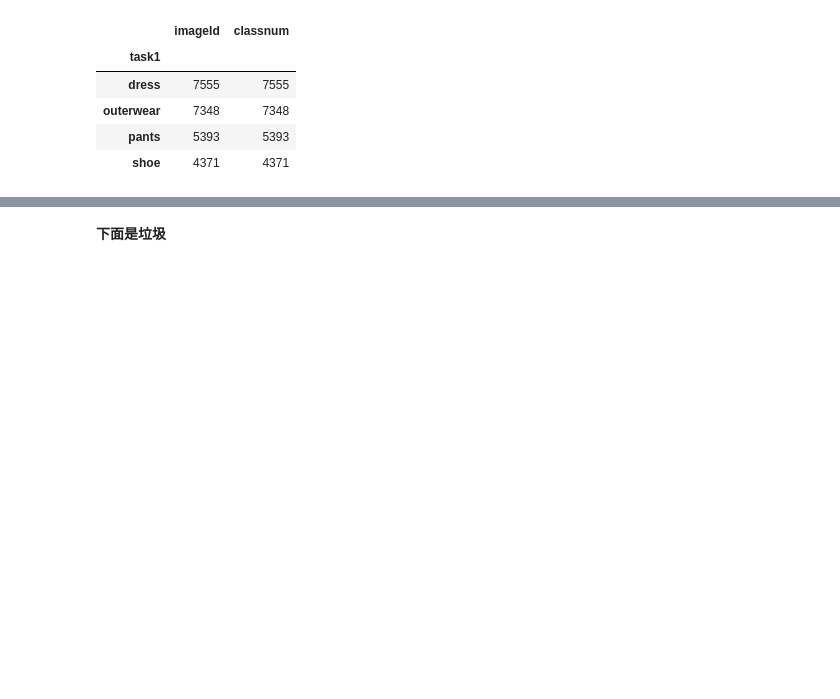
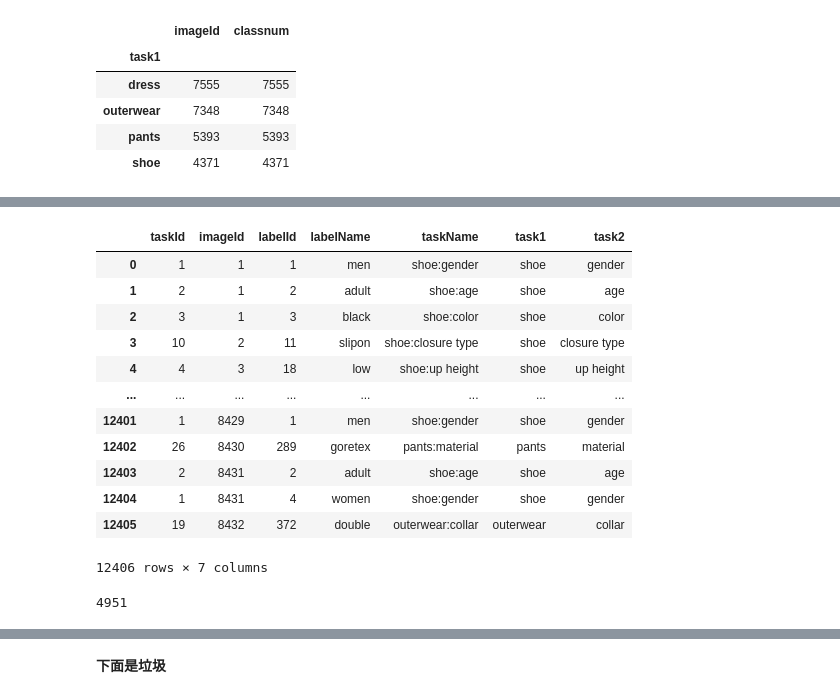
Before and after one commit to danielxiaobai/CV_final, a Jupyter notebook: cv_final.ipynb, the cells around one changed output, grey strips where cells are left out. Saved outputs shown, nothing was run; the diff lists cells and outputs as text; code cells hidden in the pictures; blank space fills up the shorter version.

```diff
--- a/cv_final.ipynb
+++ b/cv_final.ipynb
@@ -214,0 +219,5 @@ train.to_csv('train.csv')
+# %%
+validation_content = open('fgvc4_iMat.validation.data','rb')
+validation_content = json.load(validation_content)
+validation_anno = pd.DataFrame(validation_content.get('annotations'))
+validation_anno
@@ -214,0 +238,42 @@ train.to_csv('train.csv')
+# %%
+label = json.load(open('fgvc4_iMat.filter.label_map','rb'))
+label = pd.DataFrame(label.get('labelInfo'))
+task = json.load(open('fgvc4_iMat.filter.task_map','rb'))
+task = pd.DataFrame(task.get('taskInfo'))
+# %%
+validation = pd.merge(validation_anno,label,how='left')
+validation = pd.merge(validation,task,how='left')
+validation['task1'] = validation['taskName'].apply(lambda x: x.split(':')[0])
+validation['task2'] = validation['taskName'].apply(lambda x: x.split(':')[1])
+validation
+# %% [output]
+|  | taskId | imageId | labelId | labelName | taskName | task1 | task2 |
+| 0 | 1 | 1 | 1 | men | shoe:gender | shoe | gender |
+| 1 | 2 | 1 | 2 | adult | shoe:age | shoe | age |
+| 2 | 3 | 1 | 3 | black | shoe:color | shoe | color |
+| 3 | 10 | 2 | 11 | slipon | shoe:closure type | shoe | closure type |
+| 4 | 4 | 3 | 18 | low | shoe:up height | shoe | up height |
+| ... | ... | ... | ... | ... | ... | ... | ... |
+| 12401 | 1 | 8429 | 1 | men | shoe:gender | shoe | gender |
+| 12402 | 26 | 8430 | 289 | goretex | pants:material | pants | material |
+| 12403 | 2 | 8431 | 2 | adult | shoe:age | shoe | age |
+| 12404 | 1 | 8431 | 4 | women | shoe:gender | shoe | gender |
+| 12405 | 19 | 8432 | 372 | double | outerwear:collar | outerwear | collar |
+12406 rows × 7 columns
+# %%
+# Find the valid images
+from PIL import Image
+files = os.listdir('/Users/ethancolt/Desktop/Deep Learning for Computer Vision/Final/validation_images/')
+valid_imageid = []
+for file in files:
+    try:
+        fp = open('/Users/ethancolt/Desktop/Deep Learning for Computer Vision/Final/validation_images/'+file,'rb')
+        Image.open(fp)
+        fp.close()
+        valid_imageid.append(file[:-4])
+    except:
+        continue
+print(len(valid_imageid))
+# Have 4951 valid images in total
+# %% [output]
+4951
```
Also changed, not shown: parts of 7 cells of this notebook, 10 other files.
